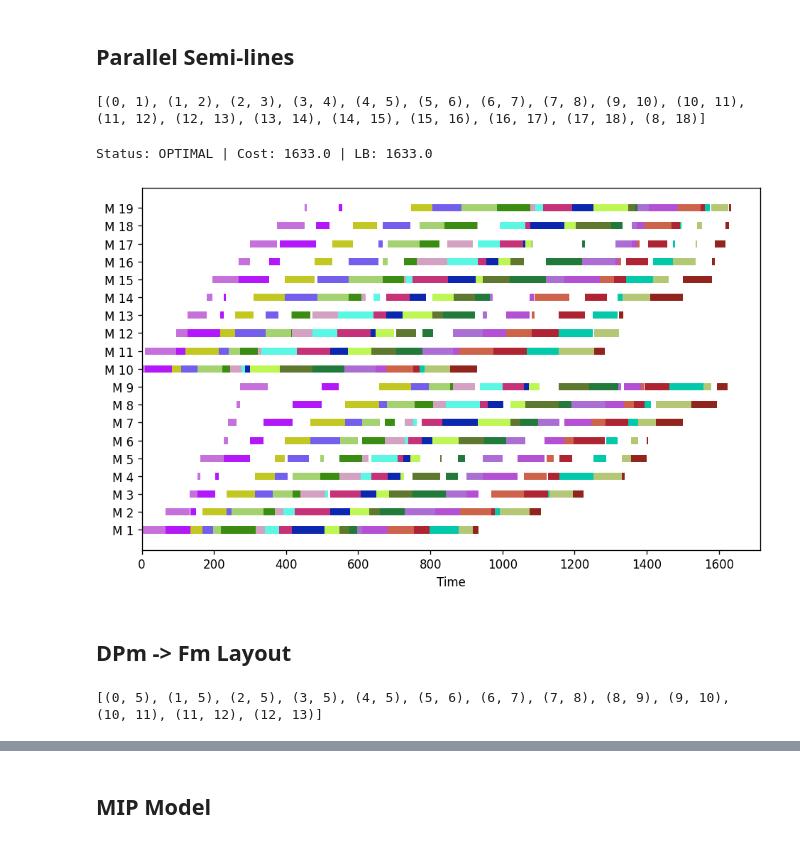
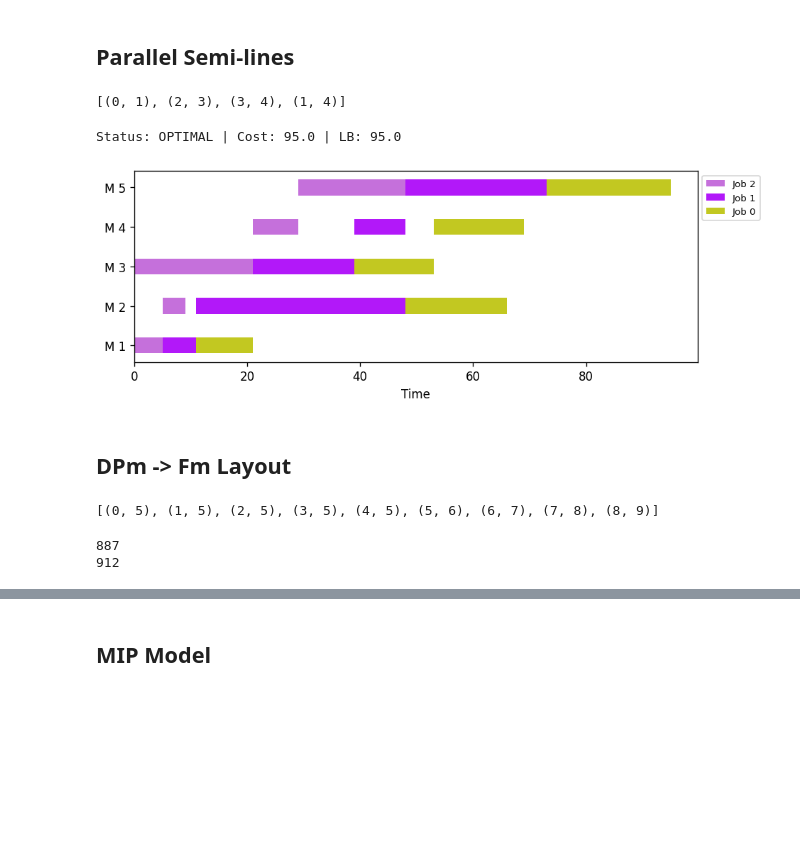
Before and after one commit to bruscalia/bnbpy, a Jupyter notebook: notebooks/pafssp.ipynb, the cells around one changed output, grey strips where cells are left out. Cells and saved outputs as stored; diff of their text form; code cells hidden in the pictures; blank space fills up the shorter version.

```diff
--- a/notebooks/pafssp.ipynb
+++ b/notebooks/pafssp.ipynb
@@ -39,37 +39,37 @@ configure_logfile("pafssp.log", mode="w")
 # %% [markdown]
 ## Parallel Semi-lines
 # %%
-instance = random_parallel_semilines(20, (10, 10), seed=42)
+instance = random_parallel_semilines(20, (3, 3), seed=17)
 print(instance.edges)
 # %% [output]
-[(0, 1), (1, 2), (2, 3), (3, 4), (4, 5), (5, 6), (6, 7), (7, 8), (9, 10), (10, 11), (11, 12), (12, 13), (13, 14), (14, 15), (15, 16), (16, 17), (17, 18), (8, 18)]
+[(0, 1), (2, 3), (3, 4), (1, 4)]
 # %%
 # Literature mini-example
-# p = [
-#     [10, 18, 14, 16, 22],
-#     [6, 37, 18, 9, 25],
-#     [5, 4, 21, 8, 19],
-# ]
+p = [
+    [10, 18, 14, 16, 22],
+    [6, 37, 18, 9, 25],
+    [5, 4, 21, 8, 19],
+]
 
-# instance.p = p
+instance.p = p
 # %%
 problem = PermFlowShop.from_p(instance.p, edges=instance.edges)
-bnb = CallbackBnB(eval_node="in", rtol=0.0001, save_tree=False)
+bnb = CallbackBnB(rtol=0.0001, save_tree=False)
 # %%
 sol = bnb.solve(problem, maxiter=10_000_000)
 print(sol)
 # %% [output]
-Status: OPTIMAL | Cost: 1633.0 | LB: 1633.0
+Status: OPTIMAL | Cost: 95.0 | LB: 95.0
 # %%
-plot_gantt(sol.problem.sequence, dpi=120, seed=42, figsize=[8, 5])
+plot_gantt(sol.problem.sequence, dpi=120, seed=42, figsize=[8, 3])
 # %% [output]
-[figure, old version]
+[figure, new version]
 # %% [markdown]
 ## DPm -> Fm Layout
 # %%
-instance = random_dpm(20, (5, 9), seed=12)
+instance = random_dpm(12, (5, 5), seed=12)
 print(instance.edges)
 # %% [output]
-[(0, 5), (1, 5), (2, 5), (3, 5), (4, 5), (5, 6), (6, 7), (7, 8), (8, 9), (9, 10), (10, 11), (11, 12), (12, 13)]
+[(0, 5), (1, 5), (2, 5), (3, 5), (4, 5), (5, 6), (6, 7), (7, 8), (8, 9)]
 # %%
 problem = PermFlowShop.from_p(instance.p, edges=instance.edges)
@@ -77,3 +77,9 @@ bnb = CallbackBnB(eval_node="in", rtol=0.0001, save_tree=False)
+# %%
+print(problem.lower_bound_1m())
+print(problem.lower_bound_2m())
+# %% [output]
+887
+912
 # %%
 sol = bnb.solve(problem, maxiter=10_000_000)
 print(sol)
```
Also changed, not shown: parts of 4 cells of this notebook, 56 other files.
